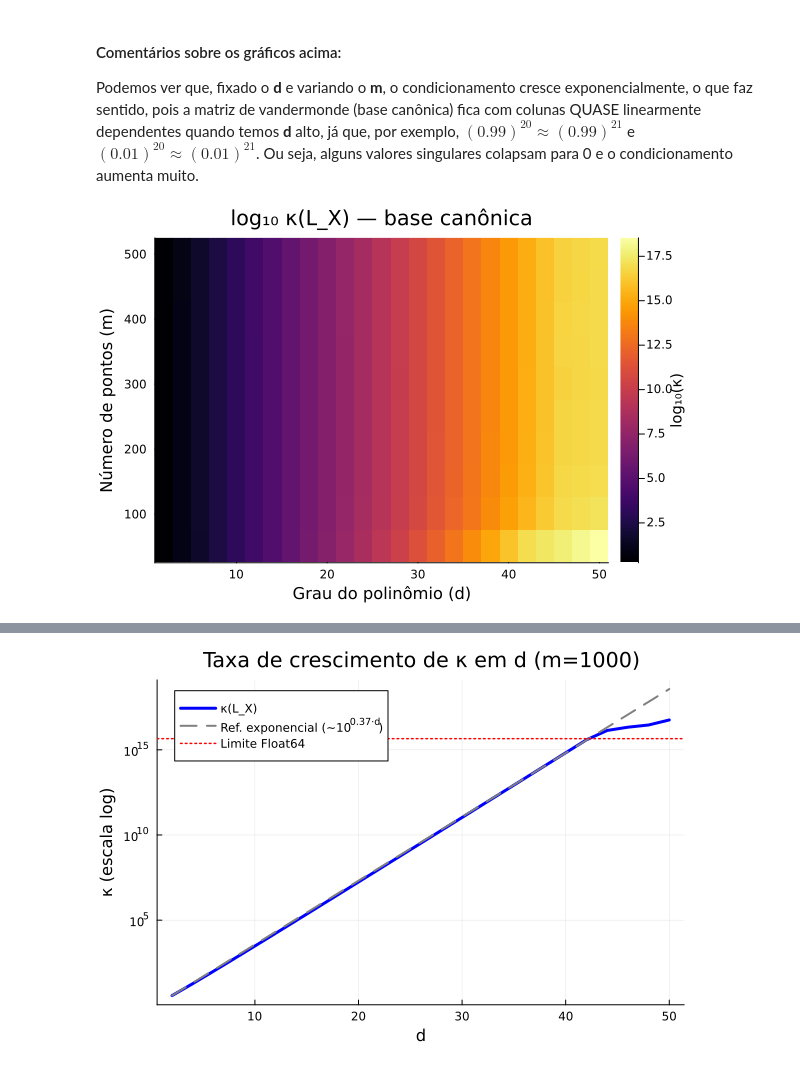
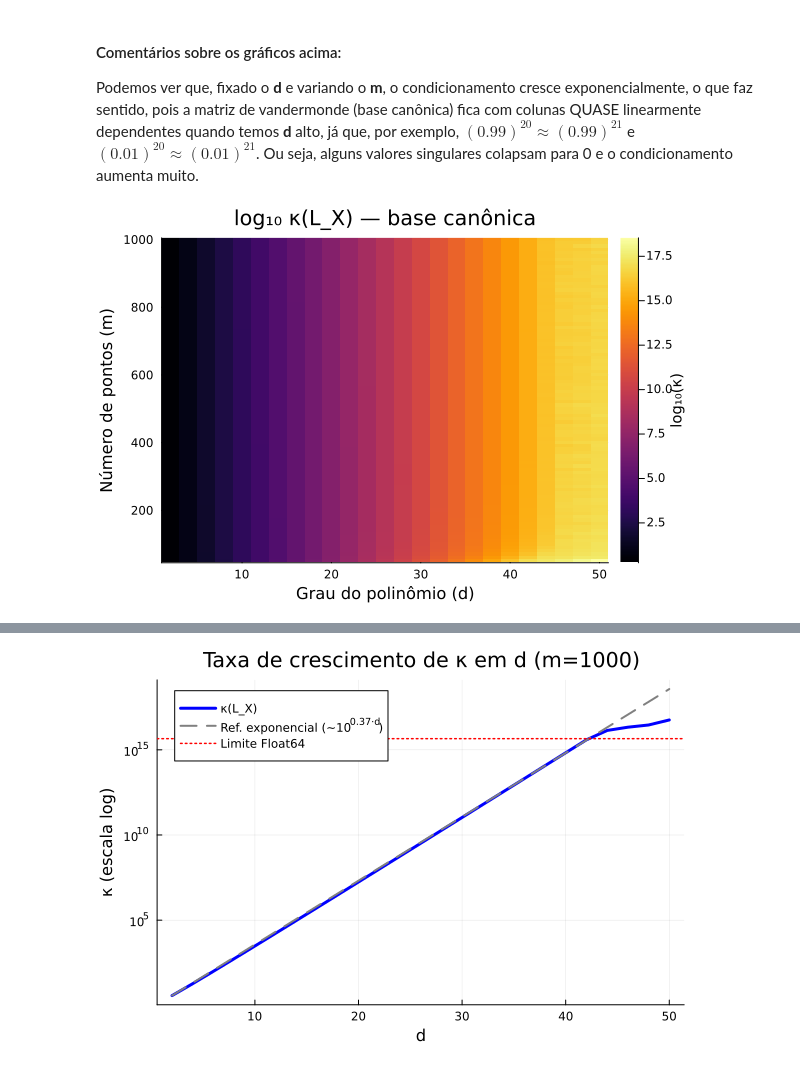
Before and after one commit to Jose-Pedro-Dresch/aln_pjt3_polinomios, a Jupyter notebook: Projeto3_julia (1).ipynb, the cells around one changed output, grey strips where cells are left out. Saved outputs shown, nothing was run; the diff lists cells and outputs as text; code cells hidden in the pictures.

```diff
--- a/Projeto3_julia (1).ipynb
+++ b/Projeto3_julia (1).ipynb
@@ -470,26 +470,26 @@ Podemos ver que, fixado o **d** e variando o **m**, o condicionamento cresce exp
 # %%
 # ==== Q2d: heatmap κ(L_X) em função de (m, d) ==== #
 # Mostra o comportamento conjunto: explosão em d, estabilidade em m
 
 d_range = 2:2:50
-m_range = 50:50:500
+m_range = 50:10:1000
 
 kappa_grid = zeros(length(m_range), length(d_range))
 
 for (i, m) in enumerate(m_range), (j, d) in enumerate(d_range)
     X = collect(range(-1.0, 1.0, length=m))
     V = vandermonde_matrix(X, d)
     kappa_grid[i, j] = custom_cond(V, d-1)
 end
 
 # ================= Plotagem ================= #
 heatmap(
     collect(d_range), collect(m_range), log10.(kappa_grid),
     xlabel="Grau do polinômio (d)",
     ylabel="Número de pontos (m)",
     title="log₁₀ κ(L_X) — base canônica",
     color=:inferno,
     colorbar_title="log₁₀(κ)"
 )
 # %% [output]
-[figure, old version]
+[figure, new version]
```
Also changed, not shown: parts of 9 cells of this notebook.
